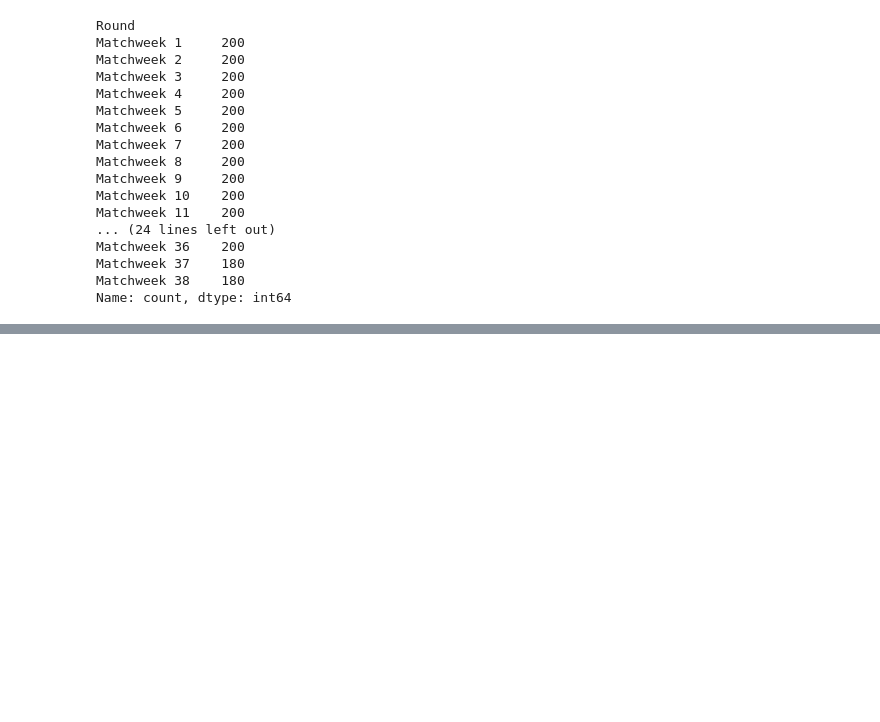
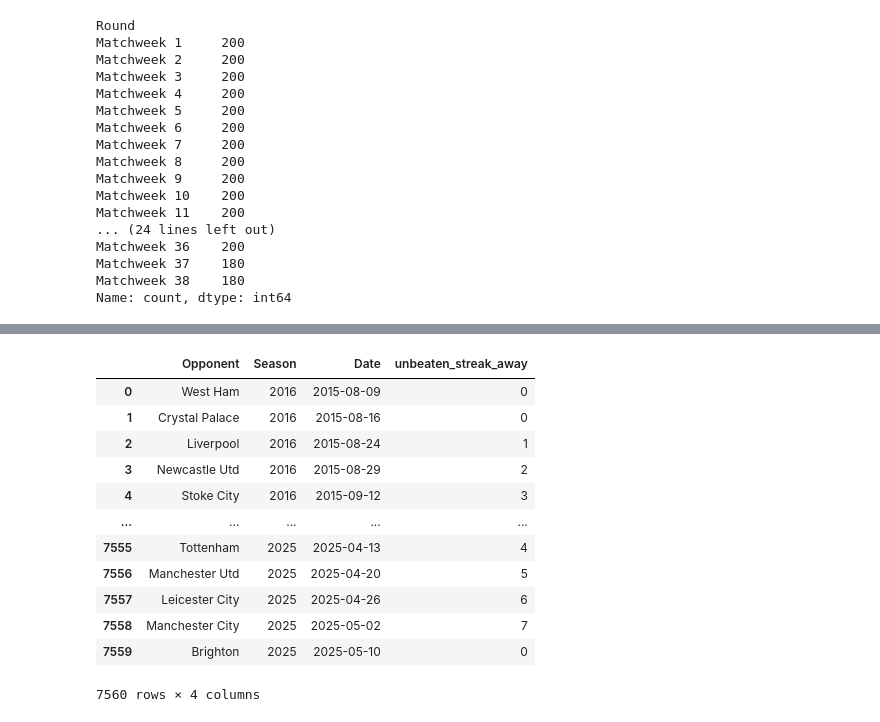
Before and after one commit to thanhbinh911/ML-Project-Football-Prediction, a Jupyter notebook: training.ipynb, the cells around one changed output, grey strips where cells are left out. Drawn from its saved outputs; the diff is of its cells as text; code cells hidden in the pictures; blank space fills up the shorter version.

```diff
--- a/training.ipynb
+++ b/training.ipynb
@@ -106,0 +125,44 @@ matches["target"] = (matches["Result"] == "W").astype(int)
+# %%
+def compute_unbeaten_streak(group):
+    streak = 0
+    streaks = []
+    for unbeaten in group["is_unbeaten_shifted"]:
+        if(unbeaten is np.nan):
+            streak = 0
+        elif(unbeaten):
+            streak +=1
+        else:
+            streak = 0 # reset streak
+        streaks.append(streak)
+    return streaks
+
+
+matches["unbeaten_streak"] = (
+    matches.groupby(["Team", "Season"])
+    .apply(lambda x: pd.Series(compute_unbeaten_streak(x), index = x.index))
+    .reset_index(level = [0,1], drop = True) #align with original dataframe
+)
+
+matches = matches.drop(columns= ["is_unbeaten_shifted"])
+# %%
+matches.rename(columns = {"unbeaten_streak": "unbeaten_streak_home"}, inplace=True)
+# %%
+unbeaten_streak_temp = matches[["Opponent", "Season", "Date", "unbeaten_streak_home"]].copy()
+# %%
+unbeaten_streak_temp.rename(columns = {"unbeaten_streak_home" : "unbeaten_streak_away"}, inplace =  True)
+# %%
+unbeaten_streak_temp
+# %% [output]
+|  | Opponent | Season | Date | unbeaten_streak_away |
+| 0 | West Ham | 2016 | 2015-08-09 | 0 |
+| 1 | Crystal Palace | 2016 | 2015-08-16 | 0 |
+| 2 | Liverpool | 2016 | 2015-08-24 | 1 |
+| 3 | Newcastle Utd | 2016 | 2015-08-29 | 2 |
+| 4 | Stoke City | 2016 | 2015-09-12 | 3 |
+| ... | ... | ... | ... | ... |
+| 7555 | Tottenham | 2025 | 2025-04-13 | 4 |
+| 7556 | Manchester Utd | 2025 | 2025-04-20 | 5 |
+| 7557 | Leicester City | 2025 | 2025-04-26 | 6 |
+| 7558 | Manchester City | 2025 | 2025-05-02 | 7 |
+| 7559 | Brighton | 2025 | 2025-05-10 | 0 |
+7560 rows × 4 columns
```
Also changed, not shown: parts of 99 cells of this notebook, 1 other file.
